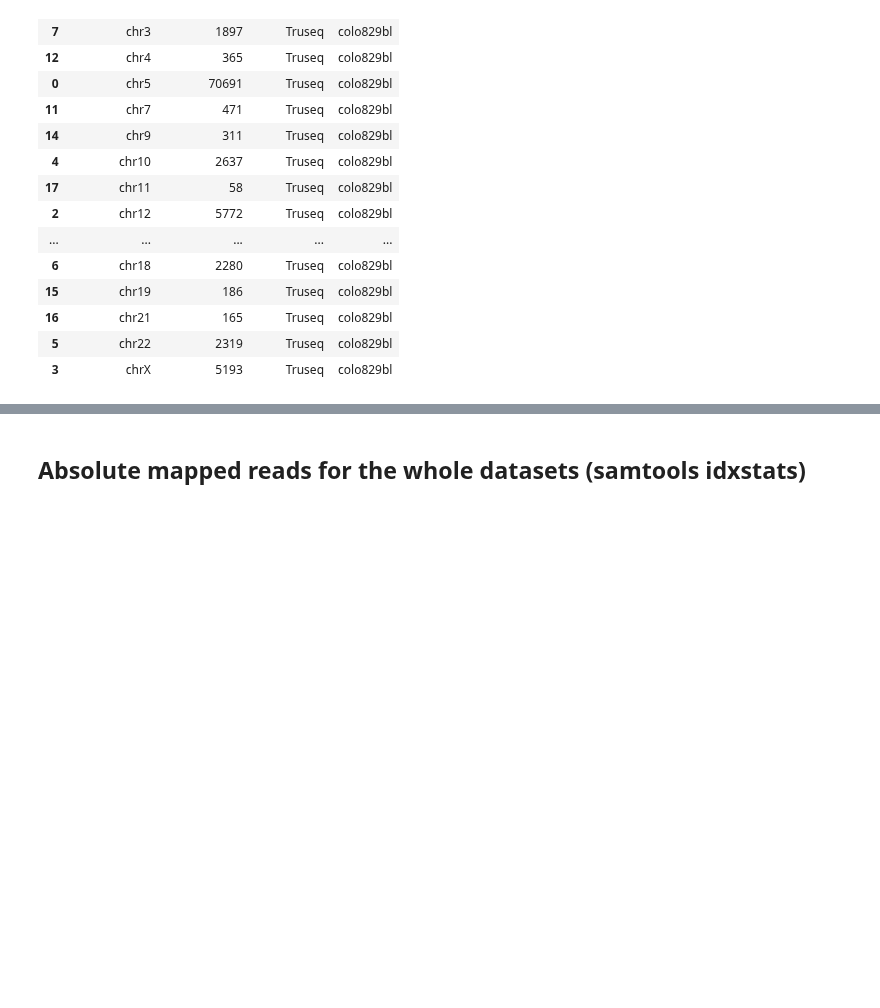
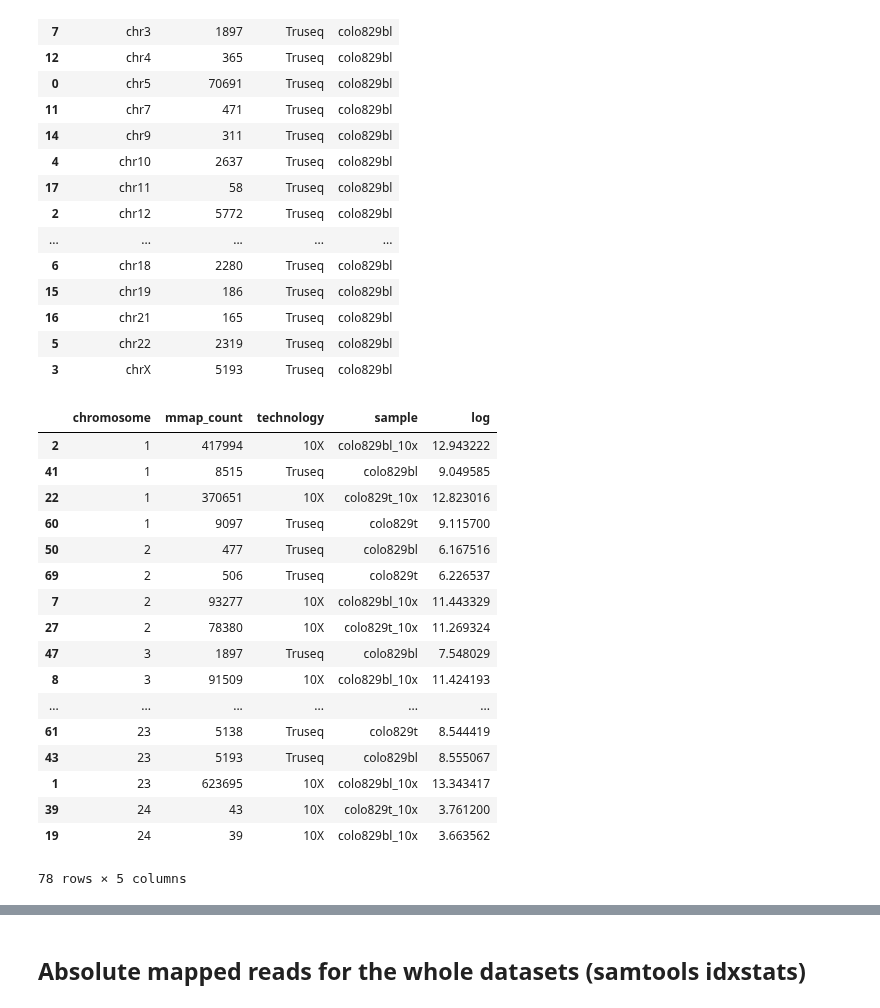
Before and after one commit to umccr/10x, a Jupyter notebook: telomeres/notebooks/counts.ipynb, the cells around one changed output, grey strips where cells are left out. Saved outputs shown, nothing was run; the diff lists cells and outputs as text; code cells hidden in the pictures; blank space fills up the shorter version.

```diff
--- a/telomeres/notebooks/counts.ipynb
+++ b/telomeres/notebooks/counts.ipynb
@@ -102,3 +104,24 @@ dataset_curated['chromosome'] = dataset_curated['chromosome'].str.replace(pat, r
+# %%
+dataset_curated
+# %% [output]
+|  | chromosome | mmap_count | technology | sample | log |
+| 2 | 1 | 417994 | 10X | colo829bl_10x | 12.943222 |
+| 41 | 1 | 8515 | Truseq | colo829bl | 9.049585 |
+| 22 | 1 | 370651 | 10X | colo829t_10x | 12.823016 |
+| 60 | 1 | 9097 | Truseq | colo829t | 9.115700 |
+| 50 | 2 | 477 | Truseq | colo829bl | 6.167516 |
+| 69 | 2 | 506 | Truseq | colo829t | 6.226537 |
+| 7 | 2 | 93277 | 10X | colo829bl_10x | 11.443329 |
+| 27 | 2 | 78380 | 10X | colo829t_10x | 11.269324 |
+| 47 | 3 | 1897 | Truseq | colo829bl | 7.548029 |
+| 8 | 3 | 91509 | 10X | colo829bl_10x | 11.424193 |
+| ... | ... | ... | ... | ... | ... |
+| 61 | 23 | 5138 | Truseq | colo829t | 8.544419 |
+| 43 | 23 | 5193 | Truseq | colo829bl | 8.555067 |
+| 1 | 23 | 623695 | 10X | colo829bl_10x | 13.343417 |
+| 39 | 24 | 43 | 10X | colo829t_10x | 3.761200 |
+| 19 | 24 | 39 | 10X | colo829bl_10x | 3.663562 |
+78 rows × 5 columns
 # %%
 
 sample_chart = alt.Chart(dataset_curated).mark_bar().encode(
```
Also changed, not shown: parts of 4 cells of this notebook, 1 other file.
